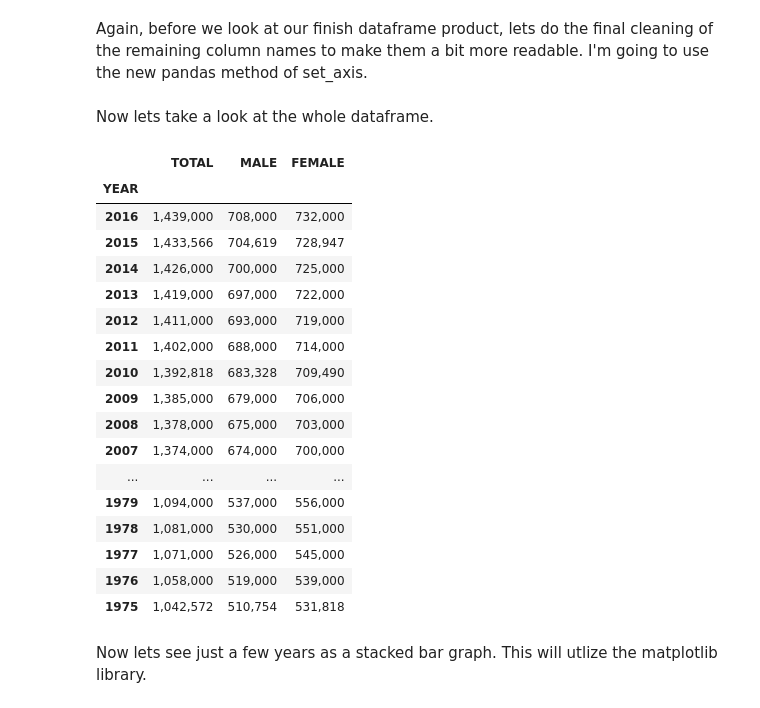
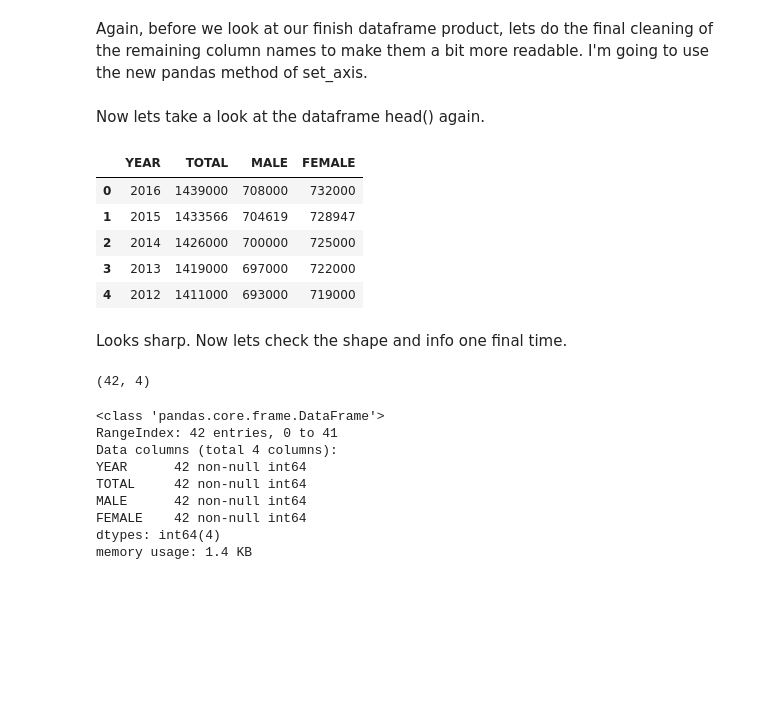
Before and after one commit to 9cLUNA/Okinawa-Population, a Jupyter notebook: oki_pop.ipynb, the cells around one changed output. Drawn from its saved outputs; the diff is of its cells as text; code cells hidden in the pictures; blank space fills up the shorter version.

```diff
--- a/oki_pop.ipynb
+++ b/oki_pop.ipynb
@@ -60,5 +68,3 @@ Now lets set the YEAR column to be the index. I'll also add the parameters drop
-# %%
-df.set_index('YEAR' , drop = True, inplace=True)
 # %% [markdown]
 Before we have a look at our dataframe, lets drop the columns AREA Code, AREA and YEAR Code. These are just taking up extra space and I already know all this data is for prefecture Okinawa.
 # %%
@@ -66,29 +72,33 @@ df.drop(['AREA Code', 'AREA', 'YEAR Code'], axis=1, inplace=True)
 # %% [markdown]
 Again, before we look at our finish dataframe product, lets do the final cleaning of the remaining column names to make them a bit more readable. I'm going to use the new pandas method of set_axis.
 # %%
-df.set_axis(['TOTAL', 'MALE', 'FEMALE'], axis='columns', inplace=True)
+df.set_axis(['YEAR', 'TOTAL', 'MALE', 'FEMALE'], axis='columns', inplace=True)
 # %% [markdown]
-Now lets take a look at the whole dataframe.
+Now lets take a look at the dataframe head() again.
 # %%
-df
+df.head()
 # %% [output]
-|  | TOTAL | MALE | FEMALE |
-| YEAR |  |  |  |
-| 2016 | 1,439,000 | 708,000 | 732,000 |
-| 2015 | 1,433,566 | 704,619 | 728,947 |
-| 2014 | 1,426,000 | 700,000 | 725,000 |
-| 2013 | 1,419,000 | 697,000 | 722,000 |
-| 2012 | 1,411,000 | 693,000 | 719,000 |
-| 2011 | 1,402,000 | 688,000 | 714,000 |
-| 2010 | 1,392,818 | 683,328 | 709,490 |
-| 2009 | 1,385,000 | 679,000 | 706,000 |
-| 2008 | 1,378,000 | 675,000 | 703,000 |
-| 2007 | 1,374,000 | 674,000 | 700,000 |
-| ... | ... | ... | ... |
-| 1979 | 1,094,000 | 537,000 | 556,000 |
-| 1978 | 1,081,000 | 530,000 | 551,000 |
-| 1977 | 1,071,000 | 526,000 | 545,000 |
-| 1976 | 1,058,000 | 519,000 | 539,000 |
-| 1975 | 1,042,572 | 510,754 | 531,818 |
+|  | YEAR | TOTAL | MALE | FEMALE |
+| 0 | 2016 | 1439000 | 708000 | 732000 |
+| 1 | 2015 | 1433566 | 704619 | 728947 |
+| 2 | 2014 | 1426000 | 700000 | 725000 |
+| 3 | 2013 | 1419000 | 697000 | 722000 |
+| 4 | 2012 | 1411000 | 693000 | 719000 |
-# %% [markdown]
-Now lets see just a few years as a stacked bar graph. This will utlize the matplotlib library.
+# %% [markdown]
+Looks sharp. Now lets check the shape and info one final time.
+# %%
+df.shape
+# %% [output]
+(42, 4)
+# %%
+df.info()
+# %% [output]
+<class 'pandas.core.frame.DataFrame'>
+RangeIndex: 42 entries, 0 to 41
+Data columns (total 4 columns):
+YEAR      42 non-null int64
+TOTAL     42 non-null int64
+MALE      42 non-null int64
+FEMALE    42 non-null int64
+dtypes: int64(4)
+memory usage: 1.4 KB
```
Also changed, not shown: parts of 31 cells of this notebook, 1 other file.
